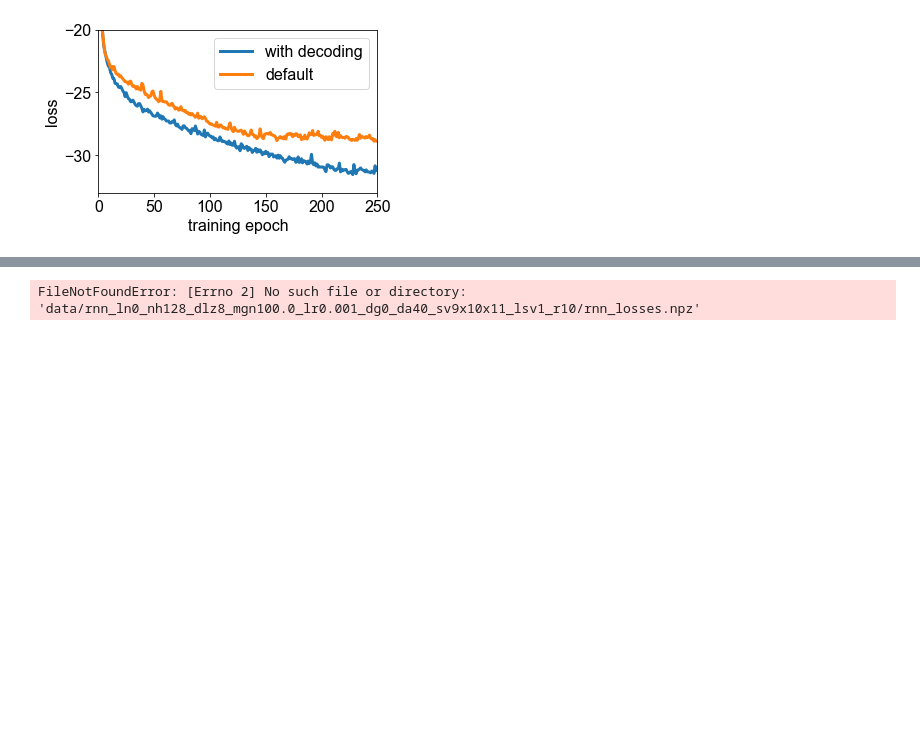
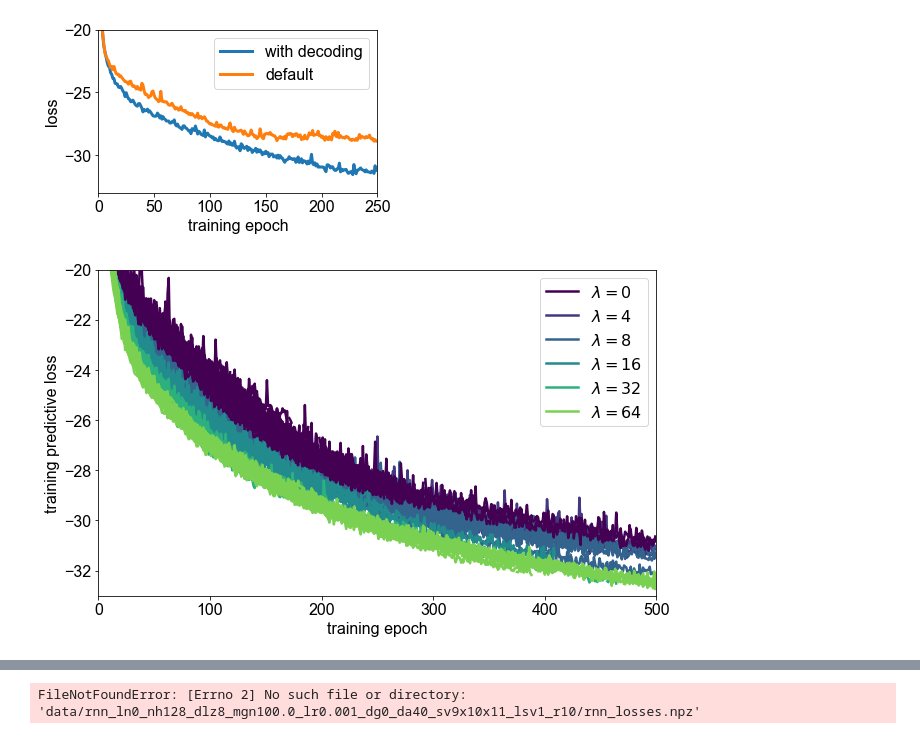
Before and after one commit to azaho/flappydream, a Jupyter notebook: testing.ipynb, the cells around one changed output, grey strips where cells are left out. Saved outputs shown, nothing was run; the diff lists cells and outputs as text; code cells hidden in the pictures; blank space fills up the shorter version.

```diff
--- a/testing.ipynb
+++ b/testing.ipynb
@@ -123,6 +162,53 @@ plt.ylabel("loss")
 plt.show()
 # %% [output]
 [figure]
+# %%
+plt.rcParams.update({'font.family': 'Arial', 'font.size': 16})
+plt.figure(figsize=(10, 6))  # Adjust the figure size as needed
+
+lambda_svs = [0.0, 4.0, 8.0, 16.0, 32.0, 64.0]
+
+for lambda_sv_i, lambda_sv in enumerate(lambda_svs):
+    for state_vars_to_predict in [[9, 10, 11]]:
+        for random_index in (range(20, 40) if lambda_sv_i!=0 else range(40)):
+            color = plt.cm.get_cmap('viridis')(np.linspace(0, .8, len(lambda_svs)))[lambda_sv_i]
+            detach_gradients = False
+            use_layernorm = False
+            truncate_at_batch = 40
+            n_hidden = 128
+            train_epochs = 250
+            save_every_epochs = 50
+            max_gradient_norm = 100.0
+            lr = 0.001
+            random_index = random_index
+            lambda_sv = lambda_sv
+            dim_latent_z = 8
+            #if lambda_sv == 0: state_vars_to_predict = []
+
+            sv_str = 'x'.join([str(x) for x in state_vars_to_predict]) if len(state_vars_to_predict)>0 else 'X'
+            rnn_id = f"_ln{1 if use_layernorm else 0}_nh{n_hidden}_dlz{dim_latent_z}_mgn{max_gradient_norm}_lr{lr}" + \
+                     f"_dg{1 if detach_gradients else 0}_da{truncate_at_batch}_sv{sv_str}_lsv{lambda_sv}_r{random_index}"
+
+            try:
+                losses_store = np.load(f'data/rnn{rnn_id}/rnn_losses.npz')['losses_store']
+                zorder = 10 if lambda_sv_i == 0 else 1
+                plt.plot(np.mean(losses_store, axis=1)[:, 0], linewidth=2.5, color=color,
+                         label=f"$\lambda={int(lambda_sv)}$" if random_index==20 else None,
+                         zorder=zorder)
+            except Exception:
+                print(f"Exception at {rnn_id}")
+
+plt.legend()
+plt.ylim(-33, -22)
+plt.xlim(0, 500)
+plt.ylim(-33, -20)
+plt.xlim(0, 500)
+#plt.xscale('log')
+plt.xlabel("training epoch")
+plt.ylabel("training predictive loss")
+plt.show()
+# %% [output]
+[figure, added]
 # %%
 plt.rcParams.update({'font.family': 'Arial', 'font.size': 16})
 plt.figure(figsize=(10, 6))  # Adjust the figure size as needed
```
Also changed, not shown: parts of 7 cells of this notebook, 17 other files.
